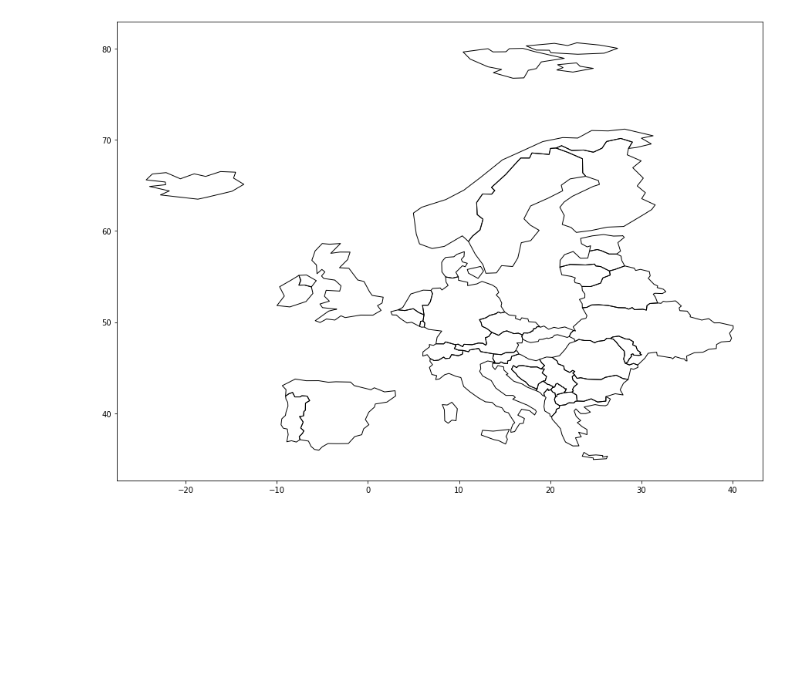
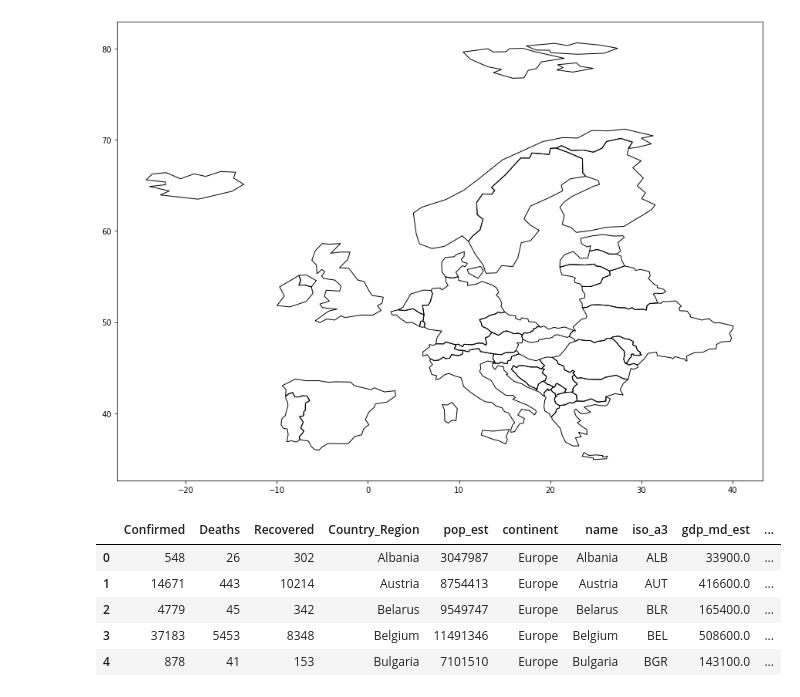
Before and after one commit to mpruna/COVID-19_Interactive, a Jupyter notebook: code/covid_geo_maps.ipynb, the cells around one changed output. Saved outputs shown, nothing was run; the diff lists cells and outputs as text; code cells hidden in the pictures; blank space fills up the shorter version.

```diff
--- a/code/covid_geo_maps.ipynb
+++ b/code/covid_geo_maps.ipynb
@@ -44,0 +46,2 @@ for idx in [0,1,4,5]:
+# %%
+contour=data[data['name'].isin(countries)]
@@ -47,3 +59,32 @@ data[data['name'].isin(countries)].plot(figsize=(15,15), color='none', edgecolor
 # %% [output]
 <matplotlib.axes._subplots.AxesSubplot at 0x...>
 [figure]
+# %%
+info_path = os.path.join(os.path.dirname(os.getcwd()),"COVID-19/csse_covid_19_data/csse_covid_19_daily_reports")
+# %%
+all_files = []
+for csv_file in os.listdir(info_path):
+    if not csv_file.strip().endswith(".csv"): continue
+    all_files.append(csv_file)
+
+all_files = sorted(all_files)
+for csv_file in all_files:
+    if not csv_file.strip().endswith(".csv"): continue
+    full_path = os.path.join(info_path, csv_file)
+    df = pd.read_csv(full_path)
+# %%
+df['Last_Update']=pd.to_datetime(df['Last_Update'])
+df.sort_values(by=['Last_Update'],ascending=False).head()
+eu_df=df[df['Combined_Key'].isin(countries)]
+eu_df=eu_df.loc[:,['Confirmed','Deaths','Recovered','Country_Region']]
+
+
+merged=eu_df.merge(contour, right_on='name',left_on='Country_Region')
+merged.head()
+# %% [output]
+|  | Confirmed | Deaths | Recovered | Country_Region | pop_est | continent | name | iso_a3 | gdp_md_est | ... |
+| 0 | 548 | 26 | 302 | Albania | 3047987 | Europe | Albania | ALB | 33900.0 | ... |
+| 1 | 14671 | 443 | 10214 | Austria | 8754413 | Europe | Austria | AUT | 416600.0 | ... |
+| 2 | 4779 | 45 | 342 | Belarus | 9549747 | Europe | Belarus | BLR | 165400.0 | ... |
+| 3 | 37183 | 5453 | 8348 | Belgium | 11491346 | Europe | Belgium | BEL | 508600.0 | ... |
+| 4 | 878 | 41 | 153 | Bulgaria | 7101510 | Europe | Bulgaria | BGR | 143100.0 | ... |
```
Also changed, not shown: parts of 5 cells of this notebook, 2 other files.
